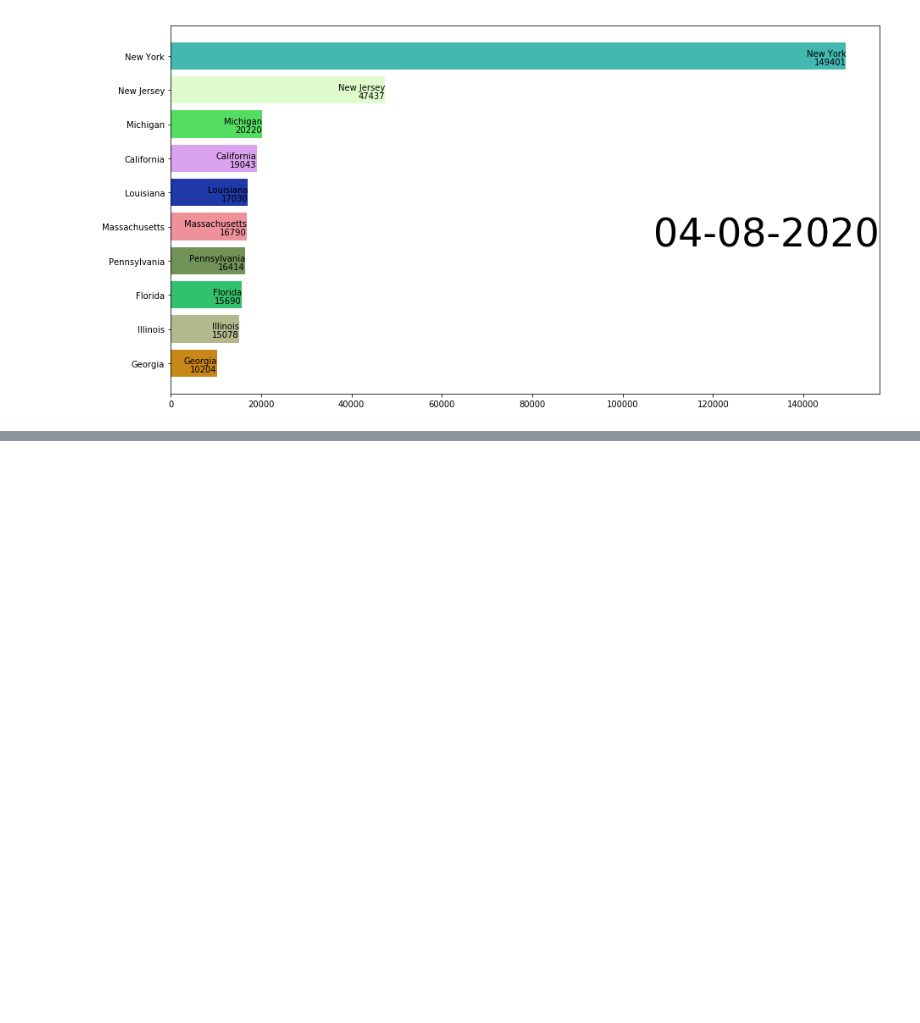
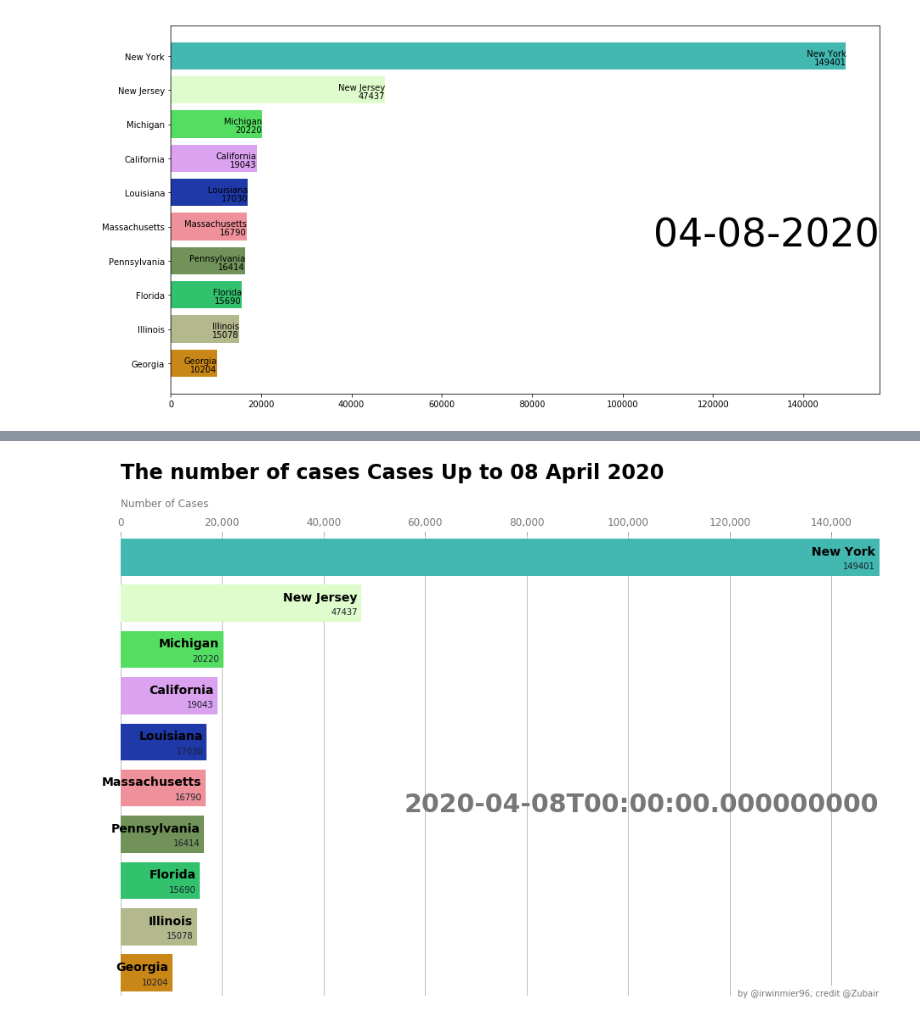
Before and after one commit to irwinmier96/Extra_Side_Projects, a Jupyter notebook: Coronavirus Cases by U.S County 2020/cases_US_state_over_time_running_chart.ipynb, the cells around one changed output, grey strips where cells are left out. Drawn from its saved outputs; the diff is of its cells as text; code cells hidden in the pictures; blank space fills up the shorter version.

Commit message:
included an animator

```diff
--- a/Coronavirus Cases by U.S County 2020/cases_US_state_over_time_running_chart.ipynb
+++ b/Coronavirus Cases by U.S County 2020/cases_US_state_over_time_running_chart.ipynb
@@ -111,0 +110,8 @@ ValueError: Invalid RGBA argument: 'California'
+# %%
+from IPython.display import HTML #use if you want to put it in HTML
+ig,ax = plt.subplots(figsize=(16,10)) #Set figure for plot
+animator = animation.FuncAnimation(fig, make_barchart, frames=covid.date.unique(),interval=300) #Building animation
+# animator.save("Visualizations/running_cart_states")
+
+HTML(animator.to_jshtml())
+# %% [output]
@@ -111,0 +119 @@ ValueError: Invalid RGBA argument: 'California'
+[figure, added]
```
Also changed, not shown: parts of 2 cells of this notebook, 1 other file.
